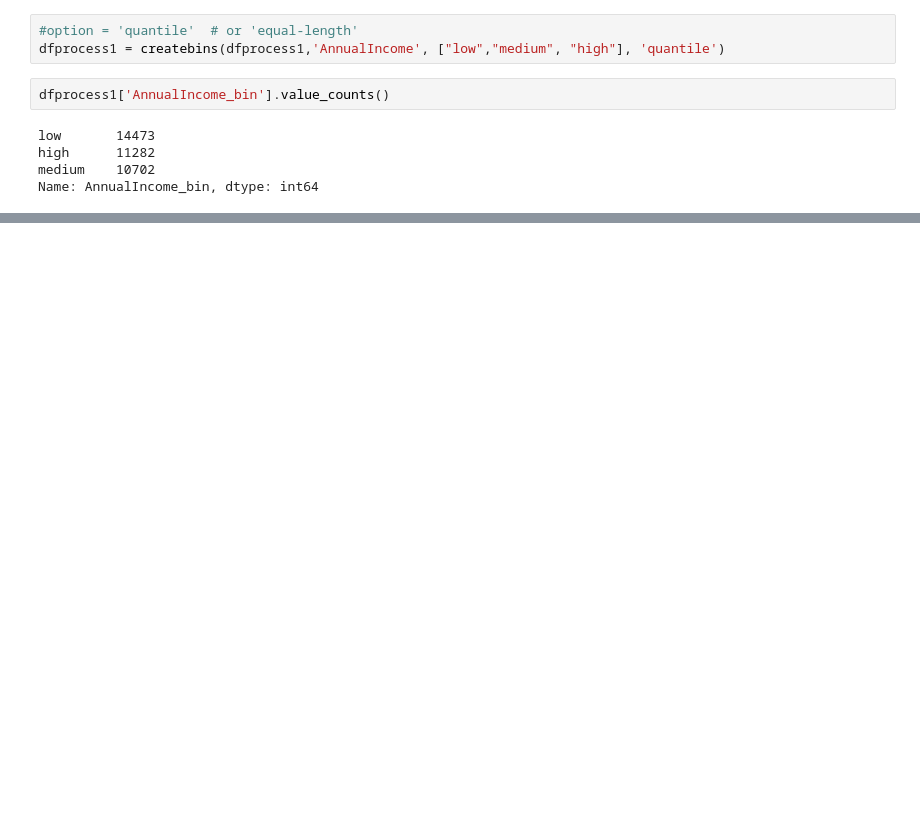
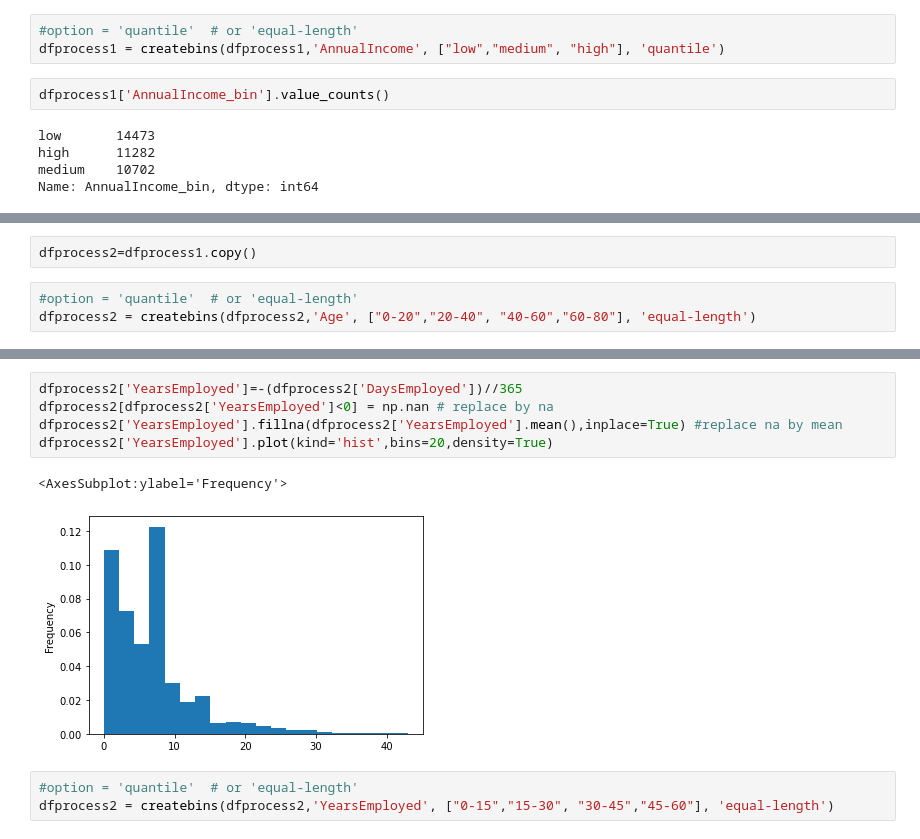
Before and after one commit to RV249/Final_Assignment_AAI_510, a Jupyter notebook: Team2-FinalProject.ipynb, the cells around one changed output, grey strips where cells are left out. Drawn from its saved outputs; the diff is of its cells as text; blank space fills up the shorter version.

```diff
--- a/Team2-FinalProject.ipynb
+++ b/Team2-FinalProject.ipynb
@@ -410,0 +416,5 @@ Name: AnnualIncome_bin, dtype: int64
+# %%
+dfprocess2=dfprocess1.copy()
+# %%
+#option = 'quantile'  # or 'equal-length'
+dfprocess2 = createbins(dfprocess2,'Age', ["0-20","20-40", "40-60","60-80"], 'equal-length')
@@ -410,0 +429,11 @@ Name: AnnualIncome_bin, dtype: int64
+# %%
+dfprocess2['YearsEmployed']=-(dfprocess2['DaysEmployed'])//365
+dfprocess2[dfprocess2['YearsEmployed']<0] = np.nan # replace by na
+dfprocess2['YearsEmployed'].fillna(dfprocess2['YearsEmployed'].mean(),inplace=True) #replace na by mean
+dfprocess2['YearsEmployed'].plot(kind='hist',bins=20,density=True)
+# %% [output]
+<AxesSubplot:ylabel='Frequency'>
+[figure, added]
+# %%
+#option = 'quantile'  # or 'equal-length'
+dfprocess2 = createbins(dfprocess2,'YearsEmployed', ["0-15","15-30", "30-45","45-60"], 'equal-length')
```
Also changed, not shown: parts of 28 cells of this notebook, 1 other file.
